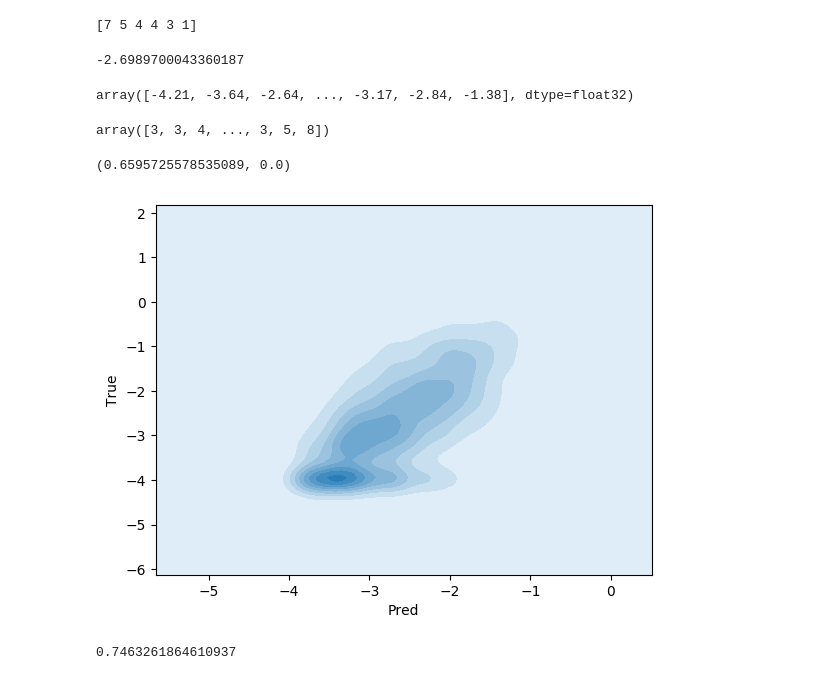
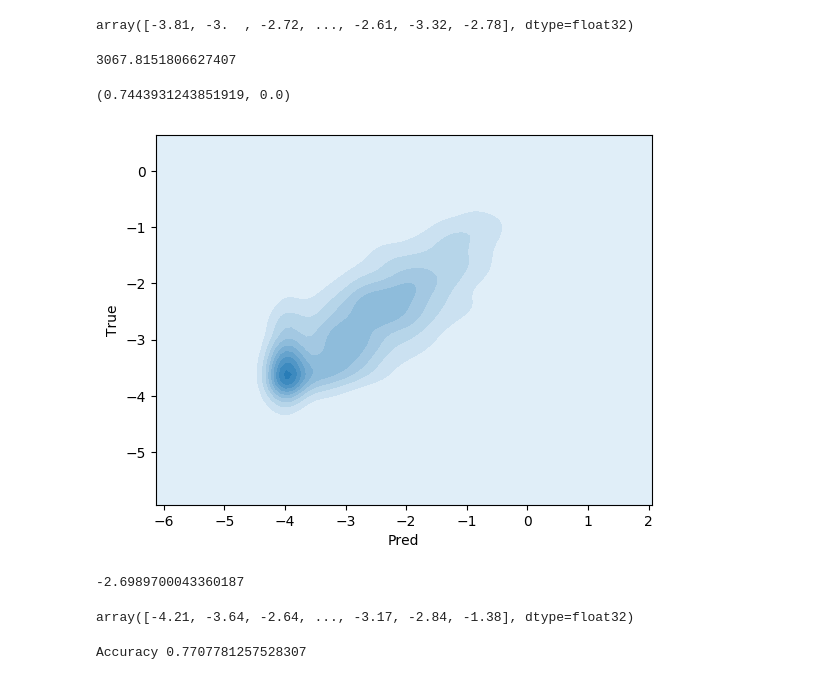
Before and after one commit to patrickbryant1/MHCII, a Jupyter notebook: Evaluation.ipynb, the cells around one changed output. Drawn from its saved outputs; the diff is of its cells as text; code cells hidden in the pictures.

```diff
--- a/Evaluation.ipynb
+++ b/Evaluation.ipynb
@@ -18,4 +20,13 @@ bins = np.array([-5.47712125, -4.77712125, -4.07712125, -3.37712125, -2.69897,
 # %%
-base = '/hdd/pbryant/results/mhc/20190912/'
+base = '/hdd/pbryant/results/mhc/20190913/'
 true = np.load(base+'true.npy', allow_pickle = True)
 pred = np.load(base+'pred.npy', allow_pickle = True)
+pred = pred[:,0]
+pred
+# %% [output]
+array([-3.81, -3.  , -2.72, ..., -2.61, -3.32, -2.78], dtype=float32)
+# %%
+e = mean_error(true, pred)
+print(e)
+# %% [output]
+3067.8151806627407
@@ -22,24 +35,18 @@ pred = np.load(base+'pred.npy', allow_pickle = True)
+# %%
+plot_kde(true, pred)
+# %% [output]
+(0.7443931243851919, 0.0)
+[figure, added]
 # %%
-a = [-1,-2,-2.7,-3, -4, -5]
-print(np.digitize(a, bins))
+#bin data
+true_binned = np.digitize(true,bins)
+pred_binned = np.digitize(pred,bins)
 #Bin 4 and below contains the positives since <=500 nM is considered nonbinding
 -np.log10(500)
 # %% [output]
-[7 5 4 4 3 1]
+-2.6989700043360187
--2.6989700043360187
 # %%
 pred = pred[:,0]
 pred
 # %% [output]
 array([-4.21, -3.64, -2.64, ..., -3.17, -2.84, -1.38], dtype=float32)
-# %%
-true_new = []
-for i in range(len(true)):
-    if true[i] == -0.: #positiv
-        true[i]=-3
-    if true[i] == math.inf:
-        true[i]=-1
-
-true
-# %% [output]
-array([3, 3, 4, ..., 3, 5, 8])
@@ -46,30 +58,20 @@ array([3, 3, 4, ..., 3, 5, 8])
 # %%
-ax = sns.kdeplot(pred, true, shade = True)
-plt.xlabel('Pred')
-plt.ylabel('True')
-stats.pearsonr(pred, true)
+def plot_kde(true, pred):
+    ax = sns.kdeplot(pred, true, shade = True)
+    plt.xlabel('Pred')
+    plt.ylabel('True')
+    return(stats.pearsonr(pred, true))
-# %% [output]
-(0.6595725578535089, 0.0)
-[figure, removed]
 # %%
-#bin data
-true_binned = np.digitize(true,bins)
-pred_binned = np.digitize(pred,bins)
-true = true_binned
-pred = pred_binned
-true_binary = []
-pred_binary = []
 for i in range(len(true)):
-    if true[i]<=4:
+    if true[i]<=-np.log10(500):
         true_binary.append(1)
     else:
         true_binary.append(0)
-    if pred[i]<=4:
+    if pred[i]<=-np.log10(500):
         pred_binary.append(1)
     else:
         pred_binary.append(0)
+#Accuracy in predicting binding/not
+print('Accuracy',1-np.sum(np.absolute(np.asarray(true_binary)-np.asarray(pred_binary)))/len(true_binary))
+# %% [output]
+Accuracy 0.7707781257528307
-# %%
-#Accuracy in predicting binding/not
-1-np.sum(np.absolute(np.asarray(true_binary)-np.asarray(pred_binary)))/len(true_binary)
-# %% [output]
-0.7463261864610937
```
Also changed, not shown: parts of 9 cells of this notebook, 47 other files.
